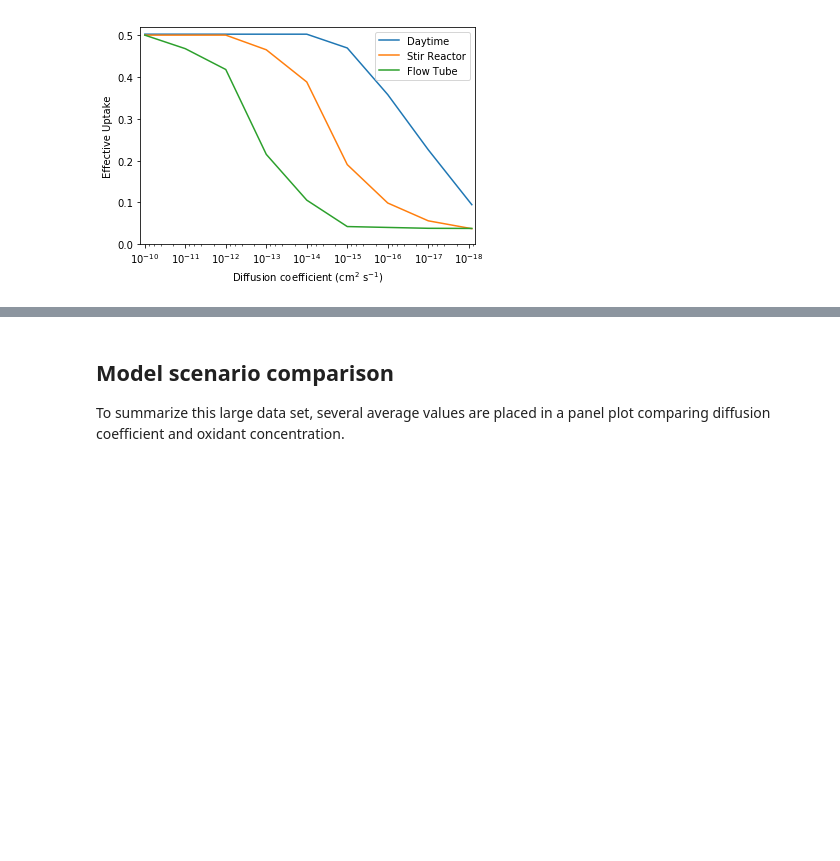
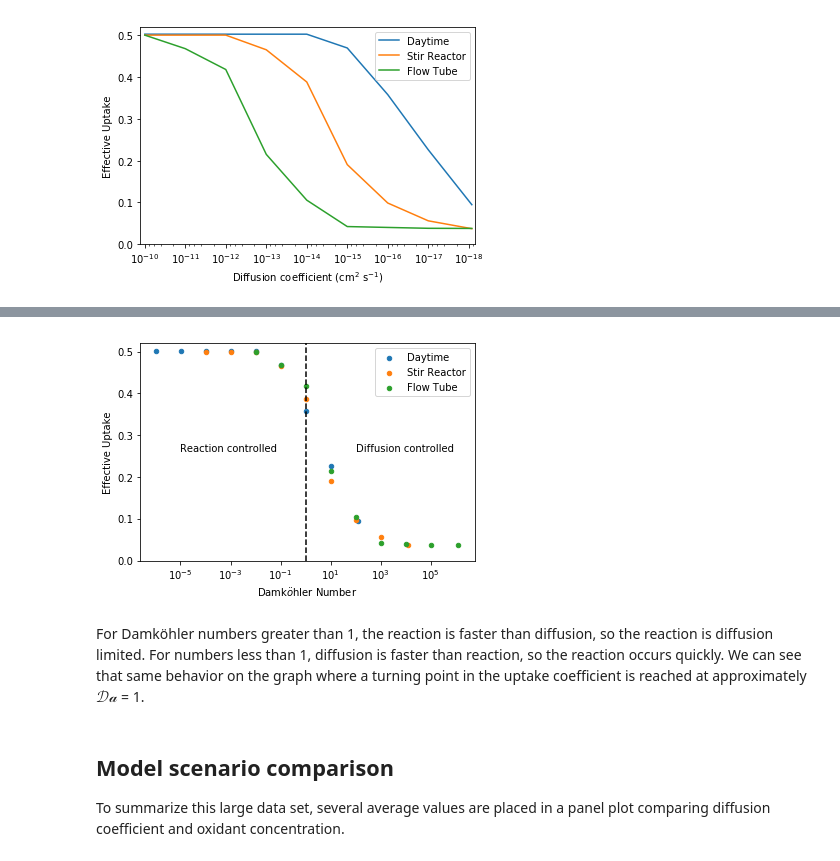
Before and after one commit to aawiegel/StackSimAnalysis, a Jupyter notebook: python/DiffusionSeries.ipynb, the cells around one changed output, grey strips where cells are left out. Drawn from its saved outputs; the diff is of its cells as text; code cells hidden in the pictures; blank space fills up the shorter version.

Commit message:
damkohler numbers

```diff
--- a/python/DiffusionSeries.ipynb
+++ b/python/DiffusionSeries.ipynb
@@ -36,11 +36,17 @@ import numpy as np
 import pandas as pd
 from matplotlib import ticker
 from scipy import stats
+import scipy.constants as constants
 import matplotlib.pyplot as plt
 import matplotlib.cm as cm
 import matplotlib as mpl
 import re
 import natsort
+from cycler import cycler
+
+# Notebook constants
+
+diameter = 2E-5 # cm
 # %%
 # Create platform independent subdirectory
 
@@ -69,6 +75,10 @@ cond_string_conv = {"ft" : "Flow Tube",
                     "cfstr" : "Stir Reactor",
                     "day" : "Daytime"}
 
+cond_OH_conv = {"ft" : 5.04E10,
+               "cfstr" : 5.04E8,
+               "day" : 5E6}
+
 # Generate dictionary of filename strings
 
 files = dict()
@@ -129,3 +161,40 @@ fig.savefig(os.path.join(subdir, 'effuptake.png'),
+# %%
+%matplotlib inline
+
+# Function for calculating Damkueler numbers
+
+def calc_Damkueler(D, conc):
+    return 2E-12*conc*diameter**2/4/np.pi**2/D
+
+fig, ax = plt.subplots(1)
+
+cond_color = {'day' : 'tab:blue', 'cfstr' : 'tab:orange', 'ft' : 'tab:green'}
+
+
+for cond in reversed(condition):
+    uptake_data[cond]['Damkueler'] = calc_Damkueler(uptake_data[cond][diff_string],
+                                                    cond_OH_conv[cond])
+
+    uptake_data[cond].plot(x = 'Damkueler', y = cond_string_conv[cond],
+                          kind = 'scatter', ax = ax, logx=True,
+                           color = cond_color[cond], label=cond_string_conv[cond])
+
+ax.set_xlabel(r'Damk$\ddot{o}$hler Number')
+ax.set_ylabel('Effective Uptake')
+ax.set_ylim([0, 0.52])
+
+ax.plot(np.array([1, 1]), np.array([0, 0.52]), '--k')
+ax.text(1E2, 0.26, "Diffusion controlled")
+ax.text(1E-5, 0.26, "Reaction controlled")
+ax.legend(loc='best')
+
+
+fig.savefig(os.path.join(subdir, 'effuptake_damkueler.png'),
+            fmt='png', dpi=300, bbox_inches='tight')
+# %% [output]
+[figure, added]
+# %% [markdown]
+For Damk&ouml;hler numbers greater than 1, the reaction is faster than diffusion, so the reaction is diffusion limited. For numbers less than 1, diffusion is faster than reaction, so the reaction occurs quickly. We can see that same behavior on the graph where a turning point in the uptake coefficient is reached at approximately $\mathcal{Da}$ = 1.
 # %%
 # Load data to be graphed below.
 
```
Also changed, not shown: parts of 2 cells of this notebook.
